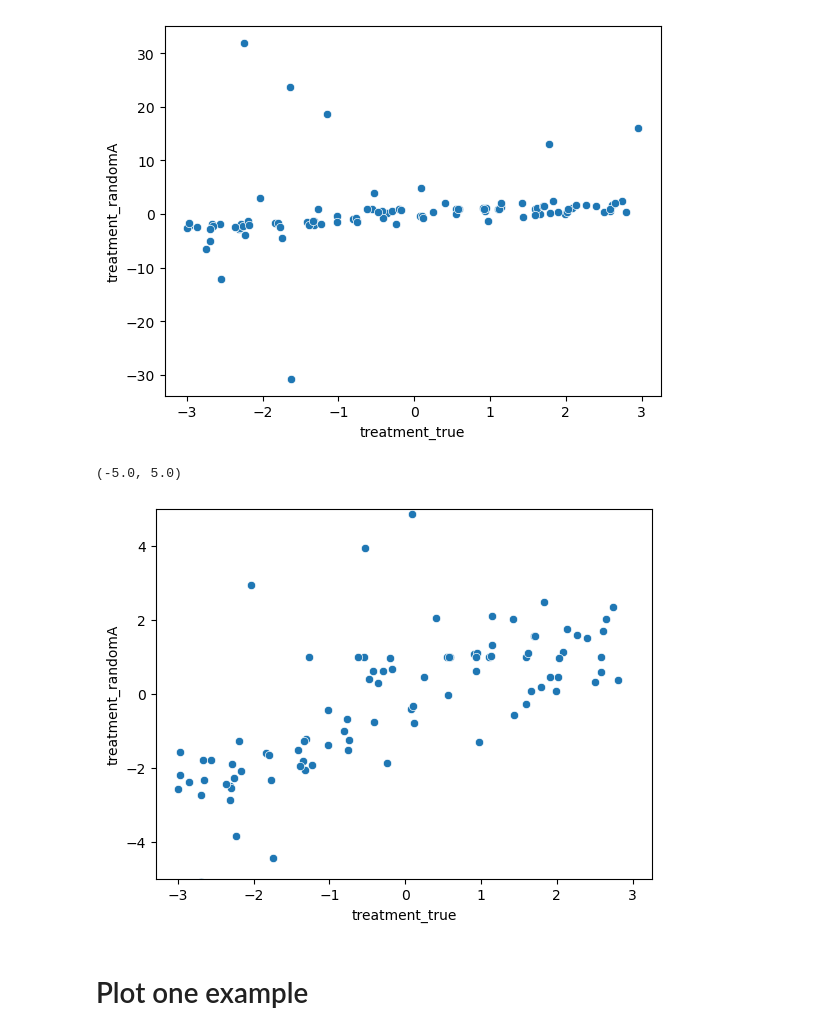
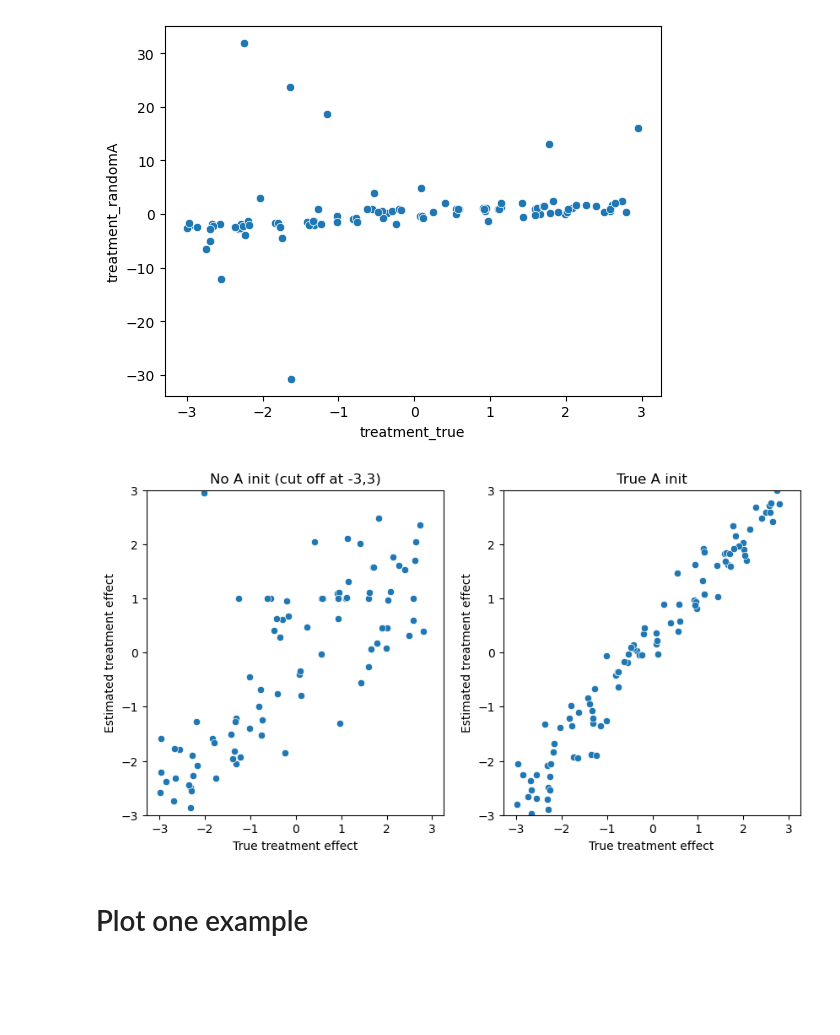
Before and after one commit to malo4300/ICA_IV, a Jupyter notebook: CausalVarEM_init_simulation.ipynb, the cells around one changed output. Drawn from its saved outputs; the diff is of its cells as text; code cells hidden in the pictures; blank space fills up the shorter version.

```diff
--- a/CausalVarEM_init_simulation.ipynb
+++ b/CausalVarEM_init_simulation.ipynb
@@ -117,13 +117,21 @@ sns.scatterplot(x="treatment_true", y="treatment_randomA", data=df)
 # %% [output]
 <Axes: xlabel='treatment_true', ylabel='treatment_randomA'>
 [figure]
-# %%
-fig, ax = plt.subplots()
-sns.scatterplot(x="treatment_true", y="treatment_randomA", data=df)
-ax.set_ylim(-5, 5)  # Set the y-axis limits
-# %% [output]
-(-5.0, 5.0)
-[figure, removed]
+# %%
+fig, ax = plt.subplots(1,2, figsize=(10,5))
+sns.scatterplot(x="treatment_true", y="treatment_randomA", data=df, ax=ax[0])
+ax[0].set_title("No A init (cut off at -3,3)")
+ax[0].set_xlabel("True treatment effect")
+ax[0].set_ylabel("Estimated treatment effect")
+ax[0].set_ylim(-3,3)
+sns.scatterplot(x="treatment_true", y="treatment_trueA", data=df, ax=ax[1])
+ax[1].set_title("True A init")
+ax[1].set_xlabel("True treatment effect")
+ax[1].set_ylabel("Estimated treatment effect")
+ax[1].set_ylim(-3,3)
+plt.show()
+# %% [output]
+[figure, added]
 # %% [markdown]
 # Plot one example
 # %%
```
Also changed, not shown: parts of 2 cells of this notebook, 1 other file.
